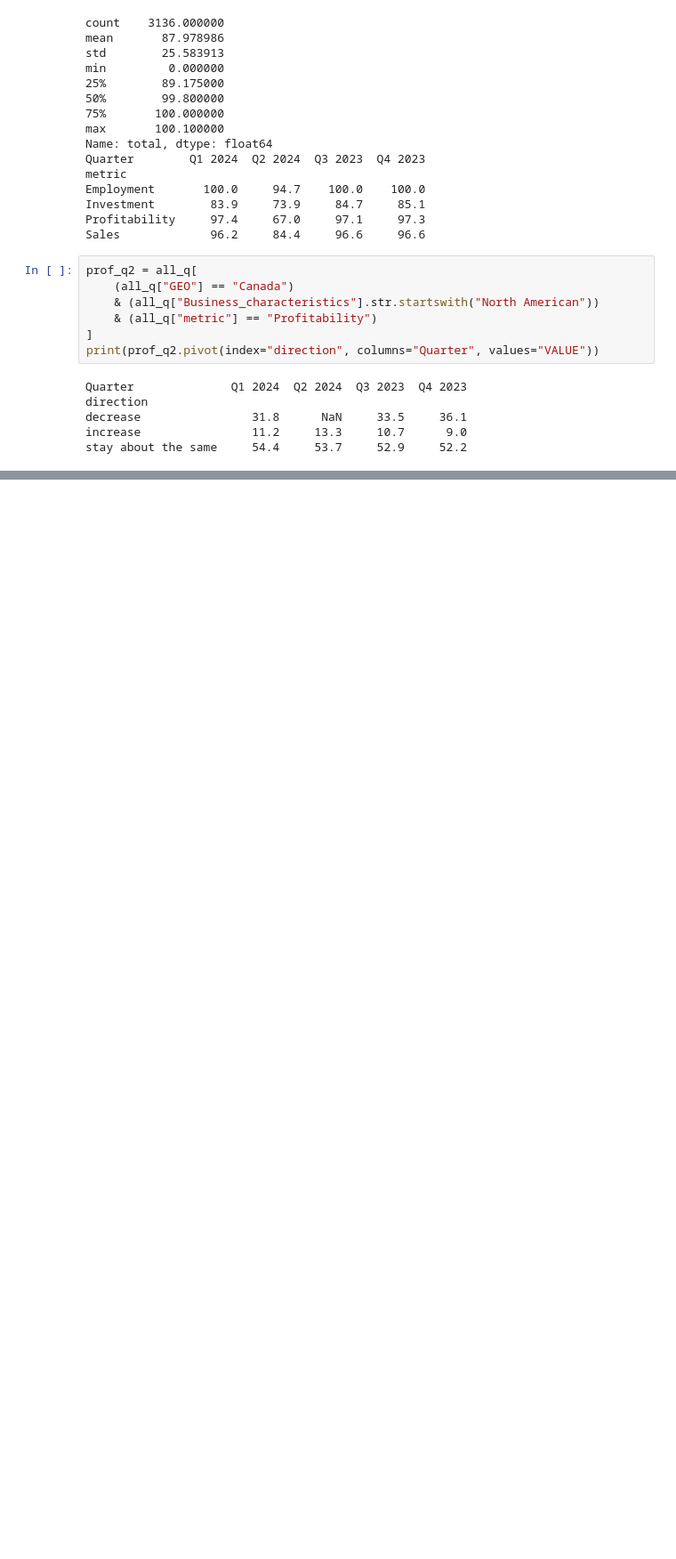
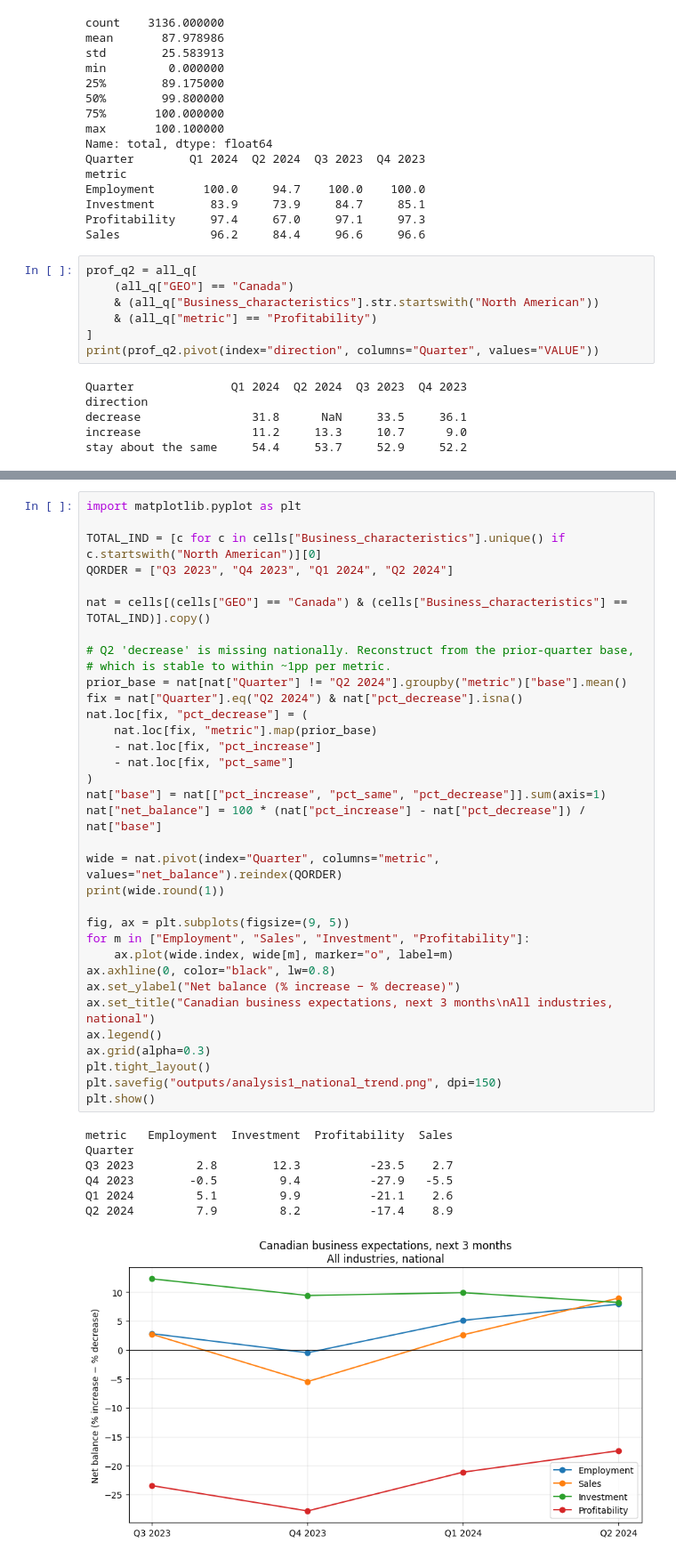
Before and after one commit to stephanieajah/csbc_business_conditions_analysis, a Jupyter notebook: notebooks/analysis.ipynb, the cells around one changed output, grey strips where cells are left out. Shown at 89% size. Saved outputs shown, nothing was run; the diff lists cells and outputs as text; blank space fills up the shorter version.

Commit message:
Add Analysis 1: national net balance trend

```diff
--- a/notebooks/analysis.ipynb
+++ b/notebooks/analysis.ipynb
@@ -206,0 +243,42 @@ stay about the same     54.4     53.7     52.9     52.2
+# %%
+import matplotlib.pyplot as plt
+
+TOTAL_IND = [c for c in cells["Business_characteristics"].unique() if c.startswith("North American")][0]
+QORDER = ["Q3 2023", "Q4 2023", "Q1 2024", "Q2 2024"]
+
+nat = cells[(cells["GEO"] == "Canada") & (cells["Business_characteristics"] == TOTAL_IND)].copy()
+
+# Q2 'decrease' is missing nationally. Reconstruct from the prior-quarter base,
+# which is stable to within ~1pp per metric.
+prior_base = nat[nat["Quarter"] != "Q2 2024"].groupby("metric")["base"].mean()
+fix = nat["Quarter"].eq("Q2 2024") & nat["pct_decrease"].isna()
+nat.loc[fix, "pct_decrease"] = (
+    nat.loc[fix, "metric"].map(prior_base)
+    - nat.loc[fix, "pct_increase"]
+    - nat.loc[fix, "pct_same"]
+)
+nat["base"] = nat[["pct_increase", "pct_same", "pct_decrease"]].sum(axis=1)
+nat["net_balance"] = 100 * (nat["pct_increase"] - nat["pct_decrease"]) / nat["base"]
+
+wide = nat.pivot(index="Quarter", columns="metric", values="net_balance").reindex(QORDER)
+print(wide.round(1))
+
+fig, ax = plt.subplots(figsize=(9, 5))
+for m in ["Employment", "Sales", "Investment", "Profitability"]:
+    ax.plot(wide.index, wide[m], marker="o", label=m)
+ax.axhline(0, color="black", lw=0.8)
+ax.set_ylabel("Net balance (% increase − % decrease)")
+ax.set_title("Canadian business expectations, next 3 months\nAll industries, national")
+ax.legend()
+ax.grid(alpha=0.3)
+plt.tight_layout()
+plt.savefig("outputs/analysis1_national_trend.png", dpi=150)
+plt.show()
+# %% [output]
+metric   Employment  Investment  Profitability  Sales
+Quarter
+Q3 2023         2.8        12.3          -23.5    2.7
+Q4 2023        -0.5         9.4          -27.9   -5.5
+Q1 2024         5.1         9.9          -21.1    2.6
+Q2 2024         7.9         8.2          -17.4    8.9
+[figure, added]
```
Also changed, not shown: parts of 1 cell of this notebook.
